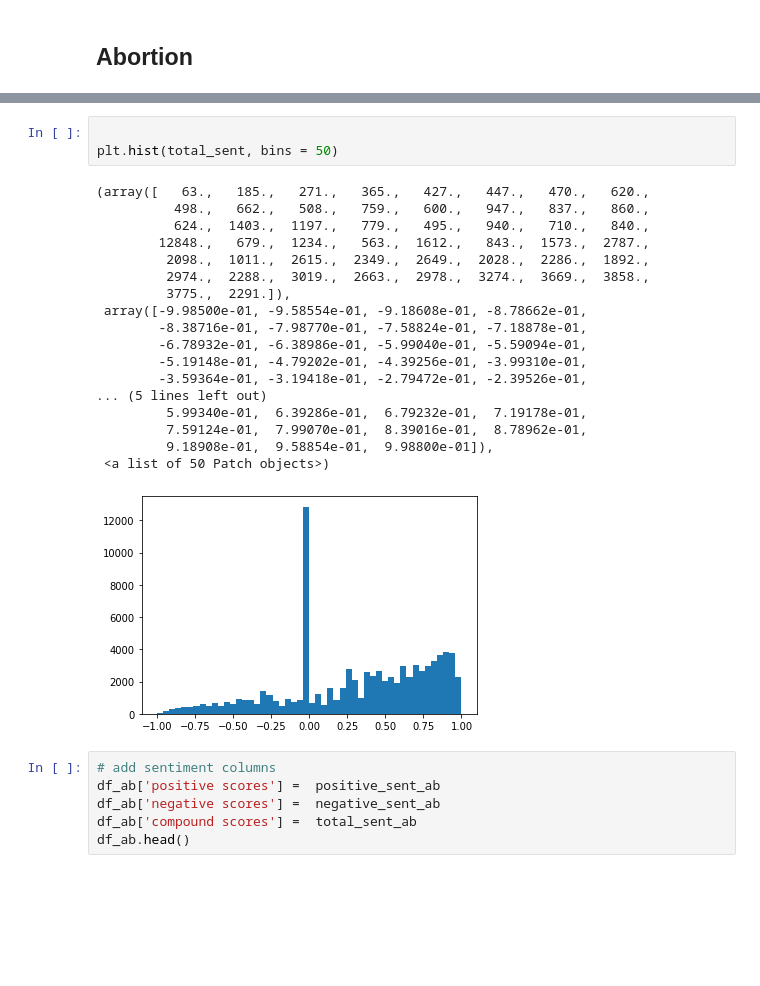
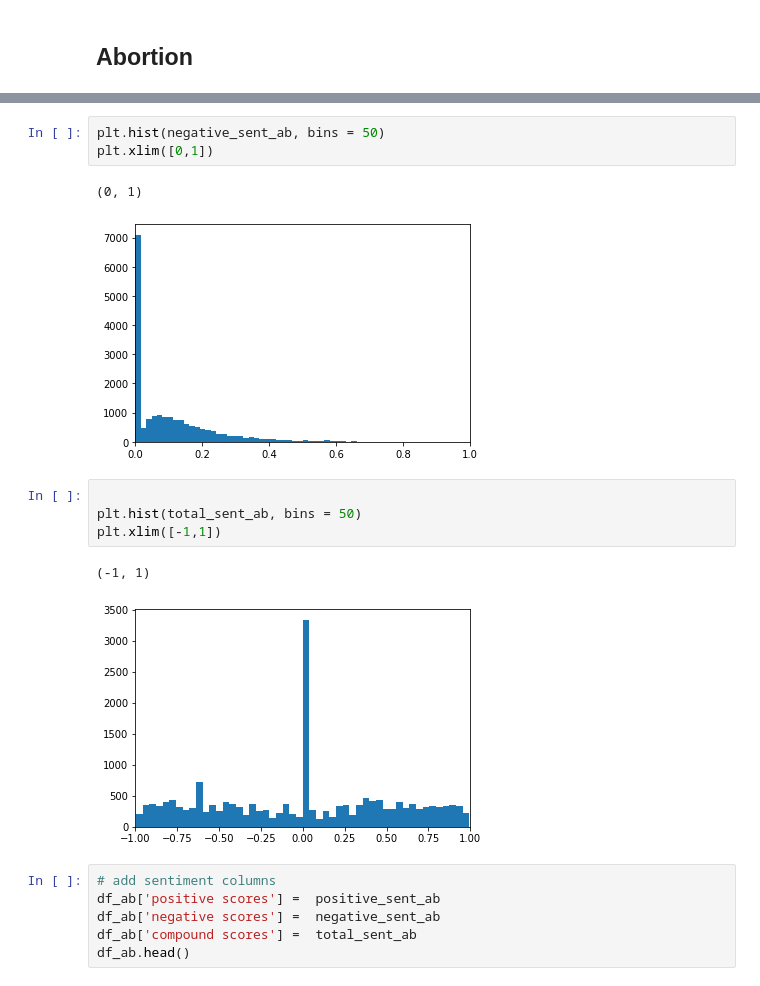
Before and after one commit to epfl-ada/ada-2021-project-272, a Jupyter notebook: Sentiment Analysis.ipynb, the cells around one changed output, grey strips where cells are left out. Drawn from its saved outputs; the diff is of its cells as text; blank space fills up the shorter version.

```diff
--- a/Sentiment Analysis.ipynb
+++ b/Sentiment Analysis.ipynb
@@ -108,25 +74,16 @@ plt.hist(negative_sent, bins = 50)
+# %%
+plt.hist(negative_sent_ab, bins = 50)
+plt.xlim([0,1])
+# %% [output]
+(0, 1)
+[figure, added]
 # %%
 
-plt.hist(total_sent, bins = 50)
+plt.hist(total_sent_ab, bins = 50)
+plt.xlim([-1,1])
 # %% [output]
-(array([   63.,   185.,   271.,   365.,   427.,   447.,   470.,   620.,
-          498.,   662.,   508.,   759.,   600.,   947.,   837.,   860.,
-          624.,  1403.,  1197.,   779.,   495.,   940.,   710.,   840.,
-        12848.,   679.,  1234.,   563.,  1612.,   843.,  1573.,  2787.,
-         2098.,  1011.,  2615.,  2349.,  2649.,  2028.,  2286.,  1892.,
-         2974.,  2288.,  3019.,  2663.,  2978.,  3274.,  3669.,  3858.,
-         3775.,  2291.]),
- array([-9.98500e-01, -9.58554e-01, -9.18608e-01, -8.78662e-01,
-        -8.38716e-01, -7.98770e-01, -7.58824e-01, -7.18878e-01,
-        -6.78932e-01, -6.38986e-01, -5.99040e-01, -5.59094e-01,
-        -5.19148e-01, -4.79202e-01, -4.39256e-01, -3.99310e-01,
-        -3.59364e-01, -3.19418e-01, -2.79472e-01, -2.39526e-01,
-... (5 lines left out)
-         5.99340e-01,  6.39286e-01,  6.79232e-01,  7.19178e-01,
-         7.59124e-01,  7.99070e-01,  8.39016e-01,  8.78962e-01,
-         9.18908e-01,  9.58854e-01,  9.98800e-01]),
- <a list of 50 Patch objects>)
+(-1, 1)
-[figure, old version]
+[figure, new version]
 # %%
 # add sentiment columns
 df_ab['positive scores'] =  positive_sent_ab
```
Also changed, not shown: parts of 26 cells of this notebook, 4 other files.
